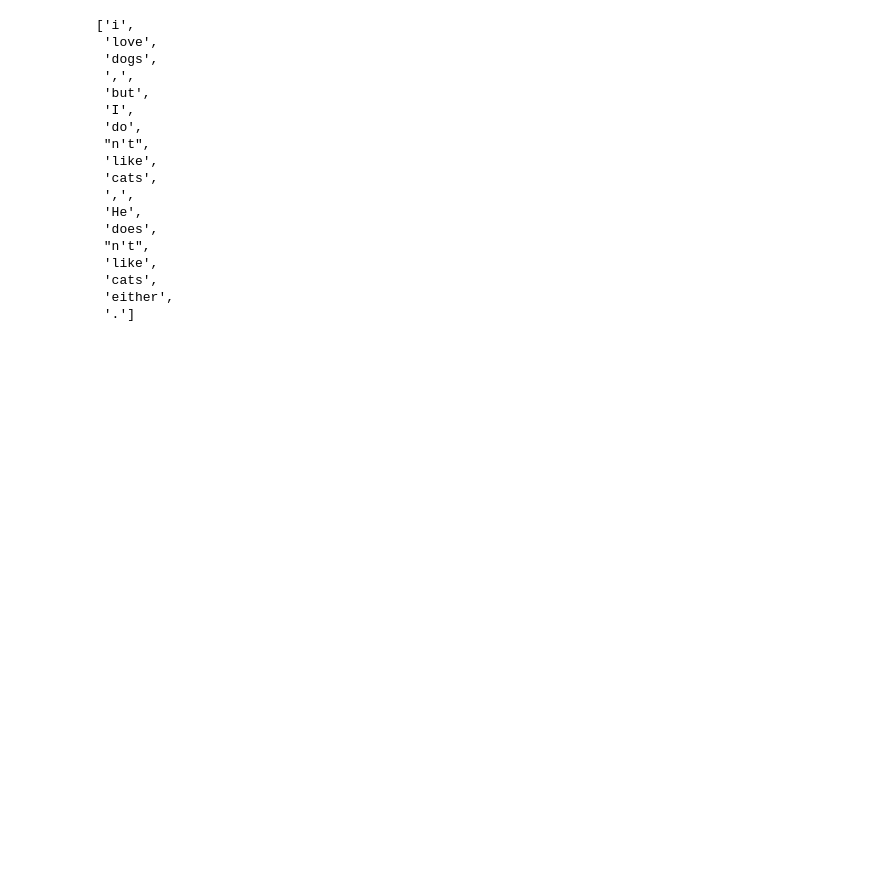
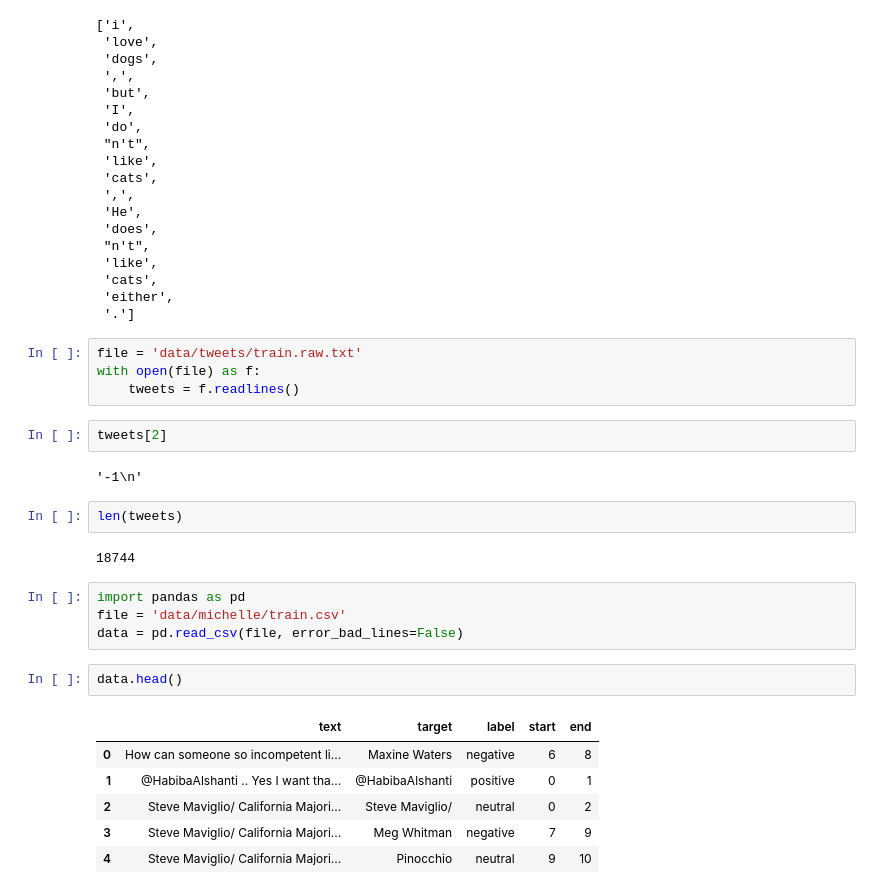
Before and after one commit to richardsun-voyager/SA-Sent, a Jupyter notebook: data_handler.ipynb, the cells around one changed output. Saved outputs shown, nothing was run; the diff lists cells and outputs as text; blank space fills up the shorter version.

```diff
--- a/data_handler.ipynb
+++ b/data_handler.ipynb
@@ -560,3 +621,28 @@ parsed_sent.leaves()
  'cats',
  'either',
  '.']
+# %%
+file = 'data/tweets/train.raw.txt'
+with open(file) as f:
+    tweets = f.readlines()
+# %%
+tweets[2]
+# %% [output]
+'-1\n'
+# %%
+len(tweets)
+# %% [output]
+18744
+# %%
+import pandas as pd
+file = 'data/michelle/train.csv'
+data = pd.read_csv(file, error_bad_lines=False)
+# %%
+data.head()
+# %% [output]
+|  | text | target | label | start | end |
+| 0 | How can someone so incompetent li... | Maxine Waters | negative | 6 | 8 |
+| 1 | @HabibaAlshanti .. Yes I want tha... | @HabibaAlshanti | positive | 0 | 1 |
+| 2 | Steve Maviglio/ California Majori... | Steve Maviglio/ | neutral | 0 | 2 |
+| 3 | Steve Maviglio/ California Majori... | Meg Whitman | negative | 7 | 9 |
+| 4 | Steve Maviglio/ California Majori... | Pinocchio | neutral | 9 | 10 |
```
Also changed, not shown: parts of 13 cells of this notebook, 50 other files.
